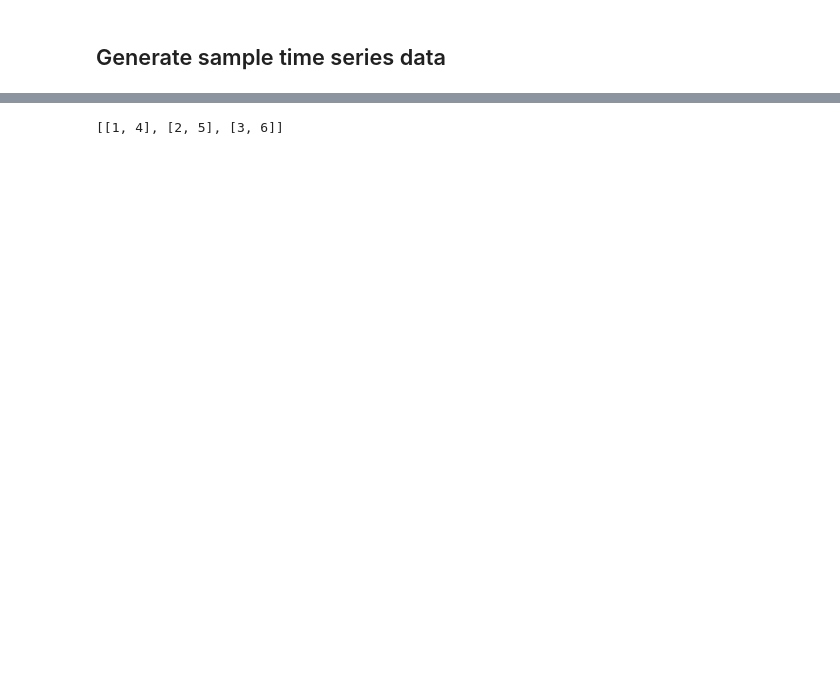
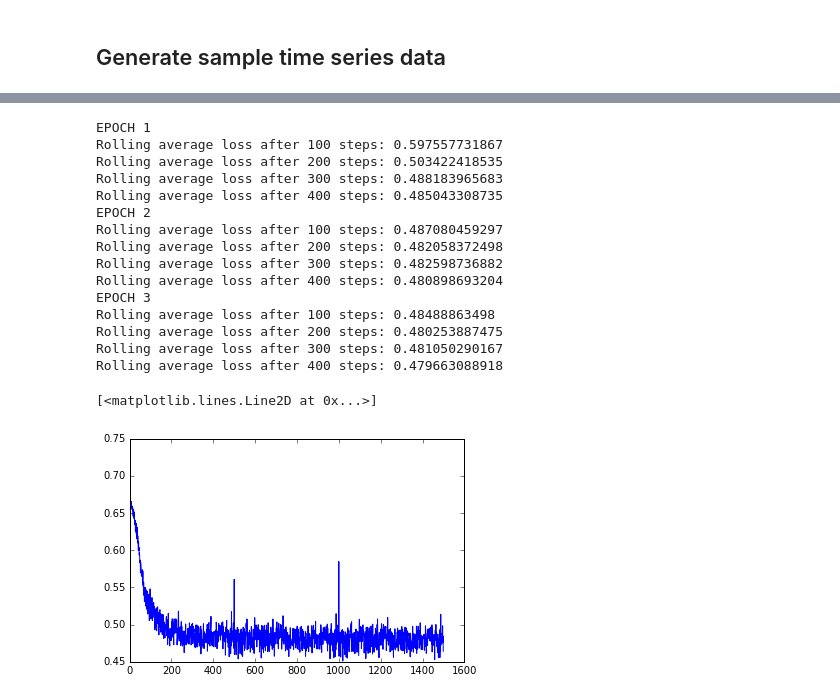
Before and after one commit to pvt88/lstm-time-series, a Jupyter notebook: src/notebooks/RNN_Playground.ipynb, the cells around one changed output, grey strips where cells are left out. Cells and saved outputs as stored; diff of their text form; code cells hidden in the pictures; blank space fills up the shorter version.

Commit message:
Finish the RNN notebook with Tensorflow's API BasicRNNCell

```diff
--- a/src/notebooks/RNN_Playground.ipynb
+++ b/src/notebooks/RNN_Playground.ipynb
@@ -32,3 +7,8 @@ $U \in W^{m \times h}$
+# %%
+# Global config variables
+BATCH_SIZE = 200
+NUM_CLASSES = 2
+LEARNING_RATE = 0.1
 # %% [markdown]
 ## Generate sample time series data
 # %%
@@ -74,11 +51,0 @@ def gen_epochs(n, num_steps):
-# %%
-x = tf.placeholder(tf.int32, [batch_size, num_steps], name='input_placeholder')
-y = tf.placeholder(tf.int32, [batch_size, num_steps], name='labels_placeholder')
-init_state = tf.zeros([batch_size, state_size])
-
-# Turn our x placeholder into a list of one-hot tensors:
-# rnn_inputs is a list of num_steps tensors with shape [batch_size, num_classes]
-x_one_hot = tf.one_hot(x, num_classes)
-rnn_inputs = tf.unstack(x_one_hot, axis=1)
-# Turn our y placeholder into a list of labels
-y_as_list = tf.unstack(y, num=num_steps, axis=1)
@@ -114,17 +51,0 @@ final_state = rnn_outputs[-1]
-# %%
-"""
-loss and training step
-
-Losses is similar to the "sequence_loss"
-function from Tensorflow's API, except that here we are using a list of 2D tensors, instead of a 3D tensor. See:
-https://github.com/tensorflow/tensorflow/blob/master/tensorflow/contrib/seq2seq/python/ops/loss.py#L30
-"""
-
-with tf.variable_scope('softmax'):
-    W = tf.get_variable('W', [state_size, num_classes])
-    b = tf.get_variable('b', [num_classes], initializer=tf.constant_initializer(0.0))
-logits = [tf.matmul(rnn_output, W) + b for rnn_output in rnn_outputs]
-
-total_loss = tf.reduce_mean([tf.nn.sparse_softmax_cross_entropy_with_logits(logits=logit, labels=label) \
-                             for logit, label in zip(logits, y_as_list)])
-train_step = tf.train.AdagradOptimizer(learning_rate).minimize(total_loss)
@@ -181,4 +152,27 @@ Average loss at step 400 for the last 100 steps: 0.513074599206
-# %%
-[[1, 4], [2, 5], [3, 6]]
-# %% [output]
-[[1, 4], [2, 5], [3, 6]]
+# %%
+tf.reset_default_graph()
+
+state_size = 6
+sequence_length = 10
+
+x, y, initial_rnn_state, final_rnn_state, loss, train_step = setup_network(state_size, sequence_length)
+losses = train_network(3, state_size, sequence_length)
+plt.plot(losses)
+# %% [output]
+EPOCH 1
+Rolling average loss after 100 steps: 0.597557731867
+Rolling average loss after 200 steps: 0.503422418535
+Rolling average loss after 300 steps: 0.488183965683
+Rolling average loss after 400 steps: 0.485043308735
+EPOCH 2
+Rolling average loss after 100 steps: 0.487080459297
+Rolling average loss after 200 steps: 0.482058372498
+Rolling average loss after 300 steps: 0.482598736882
+Rolling average loss after 400 steps: 0.480898693204
+EPOCH 3
+Rolling average loss after 100 steps: 0.48488863498
+Rolling average loss after 200 steps: 0.480253887475
+Rolling average loss after 300 steps: 0.481050290167
+Rolling average loss after 400 steps: 0.479663088918
+[<matplotlib.lines.Line2D at 0x...>]
+[figure, added]
```
Also changed, not shown: parts of 9 cells of this notebook, 1 other file.
